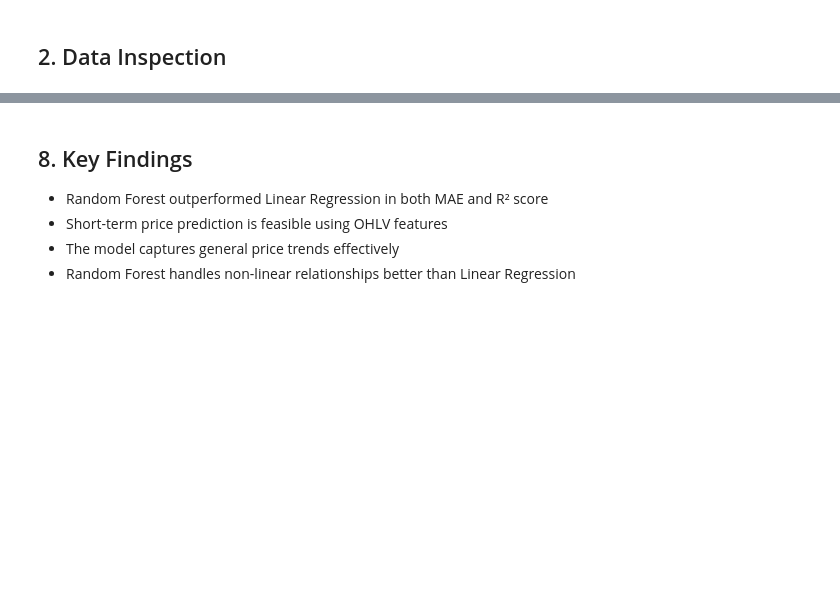
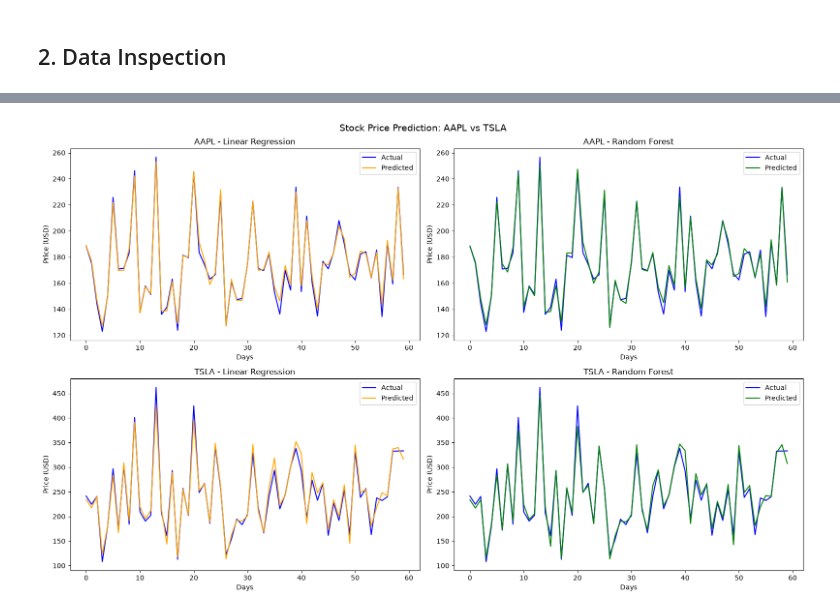
Before and after one commit to elleenfatima05/AI_ML_Internship, a Jupyter notebook: Task2_Stocks_Prediction/task2_stocks.ipynb, the cells around one changed output, grey strips where cells are left out. Cells and saved outputs as stored; diff of their text form; code cells hidden in the pictures; blank space fills up the shorter version.

```diff
--- a/Task2_Stocks_Prediction/task2_stocks.ipynb
+++ b/Task2_Stocks_Prediction/task2_stocks.ipynb
@@ -153,0 +135,18 @@ Random Forest Results:
+# %%
+rf = RandomForestRegressor(n_estimators=100, random_state=42)
+
+# Train on Apple
+rf.fit(apple_X_train, apple_y_train)
+apple_rf_pred = rf.predict(apple_X_test)
+apple_rf_mae = mean_absolute_error(apple_y_test, apple_rf_pred)
+apple_rf_r2 = r2_score(apple_y_test, apple_rf_pred)
+
+# Train on Tesla
+rf.fit(tesla_X_train, tesla_y_train)
+tesla_rf_pred = rf.predict(tesla_X_test)
+tesla_rf_mae = mean_absolute_error(tesla_y_test, tesla_lr_pred)
+tesla_rf_r2 = r2_score(tesla_y_test, tesla_rf_pred)
+
+print("Random Forest Results:")
+print(f"  AAPL → MAE: {apple_rf_mae:.2f}  R²: {apple_rf_r2:.4f}")
+print(f"  TSLA → MAE: {tesla_rf_mae:.2f}  R²: {tesla_rf_r2:.4f}")
@@ -197,6 +181,40 @@ plt.show()
-# %% [markdown]
-## 8. Key Findings
-- Random Forest outperformed Linear Regression in both MAE and R² score
-- Short-term price prediction is feasible using OHLV features
-- The model captures general price trends effectively
-- Random Forest handles non-linear relationships better than Linear Regression
+# %%
+fig, axes = plt.subplots(2, 2, figsize=(16, 10))
+
+# AAPL - Linear Regression
+axes[0, 0].plot(apple_y_test.values[:60], label='Actual', color='blue')
+axes[0, 0].plot(apple_lr_pred[:60], label='Predicted', color='orange')
+axes[0, 0].set_title('AAPL - Linear Regression')
+axes[0, 0].set_xlabel('Days')
+axes[0, 0].set_ylabel('Price (USD)')
+axes[0, 0].legend()
+
+# AAPL - Random Forest
+axes[0, 1].plot(apple_y_test.values[:60], label='Actual', color='blue')
+axes[0, 1].plot(apple_rf_pred[:60], label='Predicted', color='green')
+axes[0, 1].set_title('AAPL - Random Forest')
+axes[0, 1].set_xlabel('Days')
+axes[0, 1].set_ylabel('Price (USD)')
+axes[0, 1].legend()
+
+# TSLA - Linear Regression
+axes[1, 0].plot(tesla_y_test.values[:60], label='Actual', color='blue')
+axes[1, 0].plot(tesla_lr_pred[:60], label='Predicted', color='orange')
+axes[1, 0].set_title('TSLA - Linear Regression')
+axes[1, 0].set_xlabel('Days')
+axes[1, 0].set_ylabel('Price (USD)')
+axes[1, 0].legend()
+
+# TSLA - Random Forest
+axes[1, 1].plot(tesla_y_test.values[:60], label='Actual', color='blue')
+axes[1, 1].plot(tesla_rf_pred[:60], label='Predicted', color='green')
+axes[1, 1].set_title('TSLA - Random Forest')
+axes[1, 1].set_xlabel('Days')
+axes[1, 1].set_ylabel('Price (USD)')
+axes[1, 1].legend()
+
+plt.suptitle('Stock Price Prediction: AAPL vs TSLA', fontsize=14)
+plt.tight_layout()
+plt.show()
+# %% [output]
+[figure, added]
```
Also changed, not shown: parts of 25 cells of this notebook.
